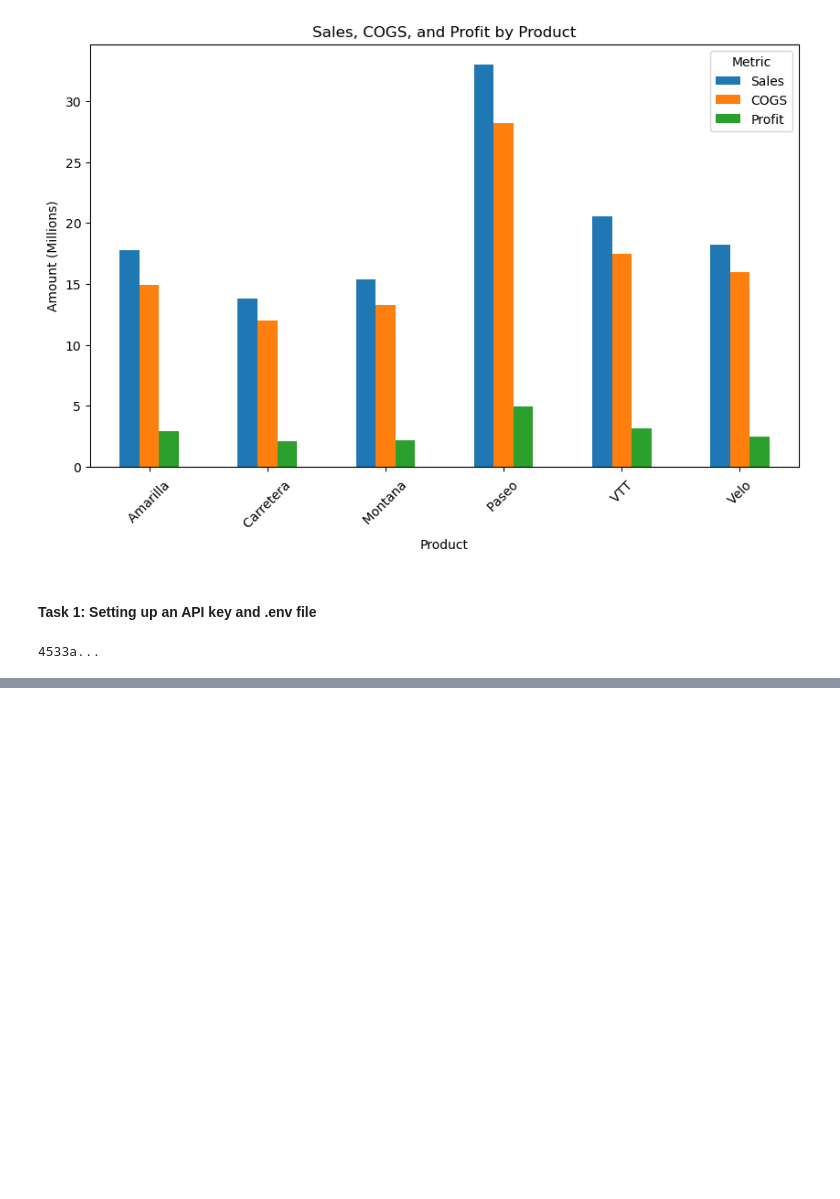
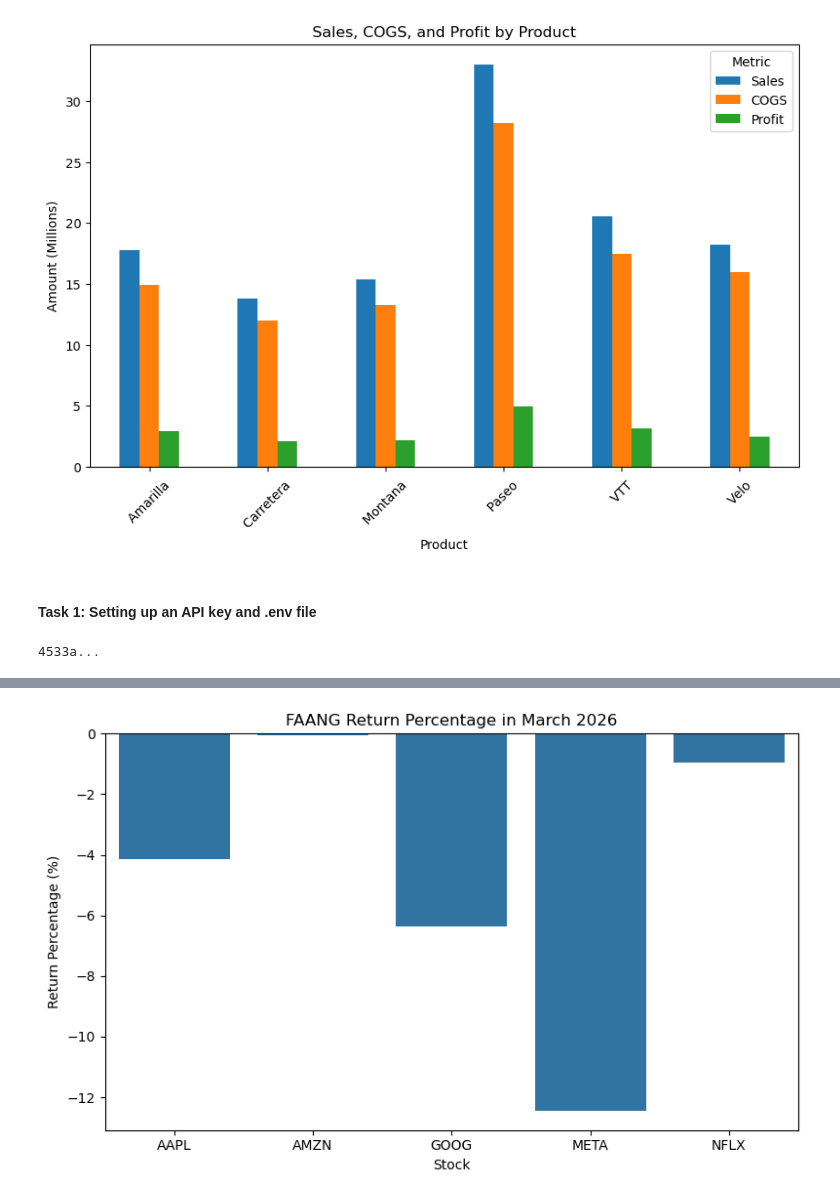
Before and after one commit to phchauanhh/PythonProgramming, a Jupyter notebook: assignments/assignment2/Assignment2.ipynb, the cells around one changed output, grey strips where cells are left out. Saved outputs shown, nothing was run; the diff lists cells and outputs as text; code cells hidden in the pictures; blank space fills up the shorter version.

```diff
--- a/assignments/assignment2/Assignment2.ipynb
+++ b/assignments/assignment2/Assignment2.ipynb
@@ -173,0 +291,17 @@ print(api_key[:5] + "...")
+# %%
+# Monthly return = percentage change from first trading day close to last trading day close
+monthly_returns = (
+    market.groupby("symbol")
+    .agg(
+        first_close=("close", "first"),
+        last_close=("close", "last")
+    )
+)
+
+monthly_returns["return_pct"] = (
+    (monthly_returns["last_close"] - monthly_returns["first_close"])
+    / monthly_returns["first_close"]
+) * 100
+
+print("Monthly returns in March 2026:")
+display(monthly_returns)
@@ -173,0 +353,15 @@ print(api_key[:5] + "...")
+# %%
+# b) Bar plot of monthly return percentage
+# Reset index so seaborn can use it easily
+monthly_returns_reset = monthly_returns.reset_index()
+
+plt.figure(figsize=(8, 5))
+sns.barplot(data=monthly_returns_reset, x="symbol", y="return_pct")
+
+plt.title("FAANG Return Percentage in March 2026")
+plt.xlabel("Stock")
+plt.ylabel("Return Percentage (%)")
+plt.tight_layout()
+plt.show()
+# %% [output]
+[figure, added]
```
Also changed, not shown: parts of 50 cells of this notebook, 4 other files.
